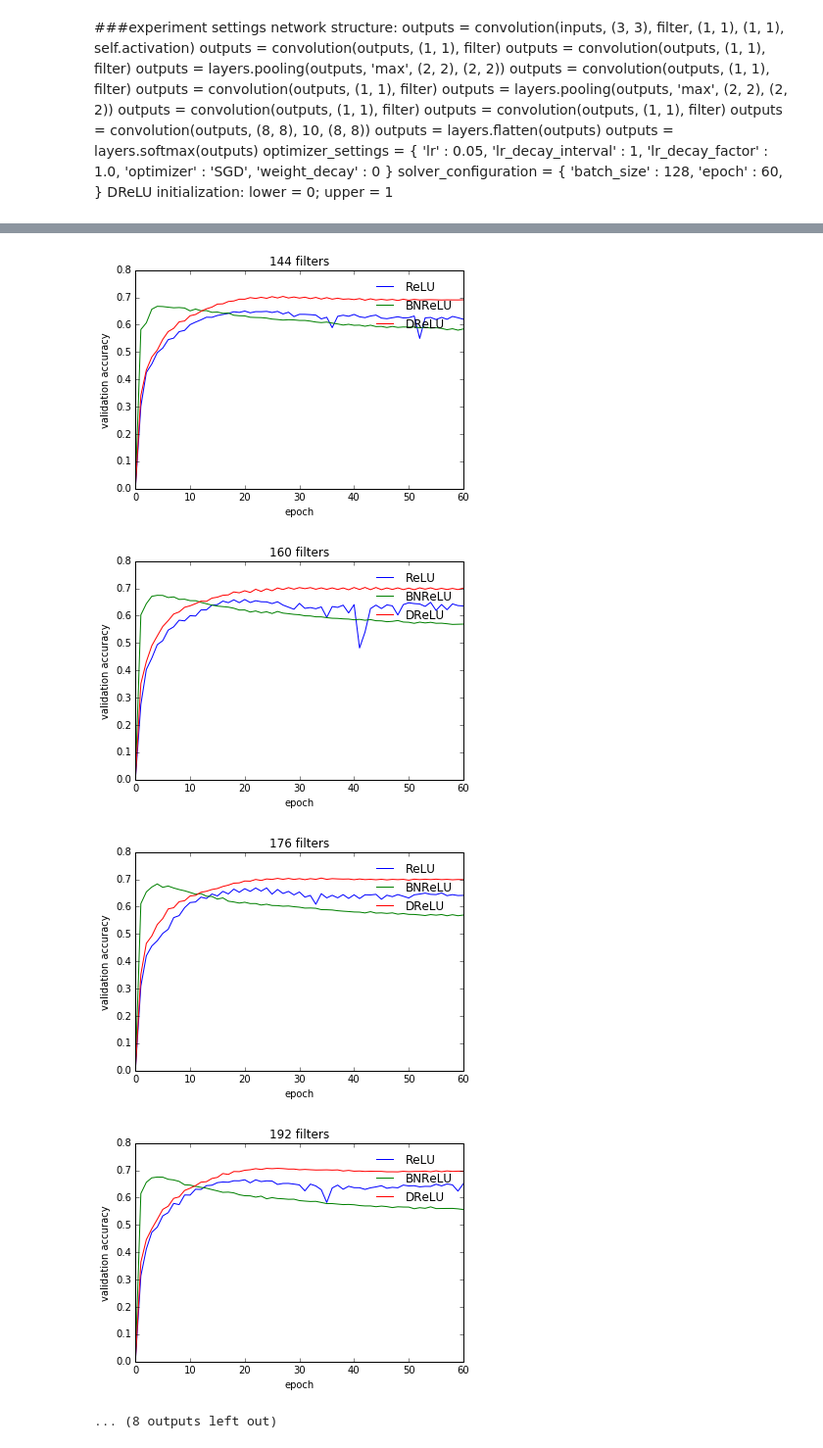
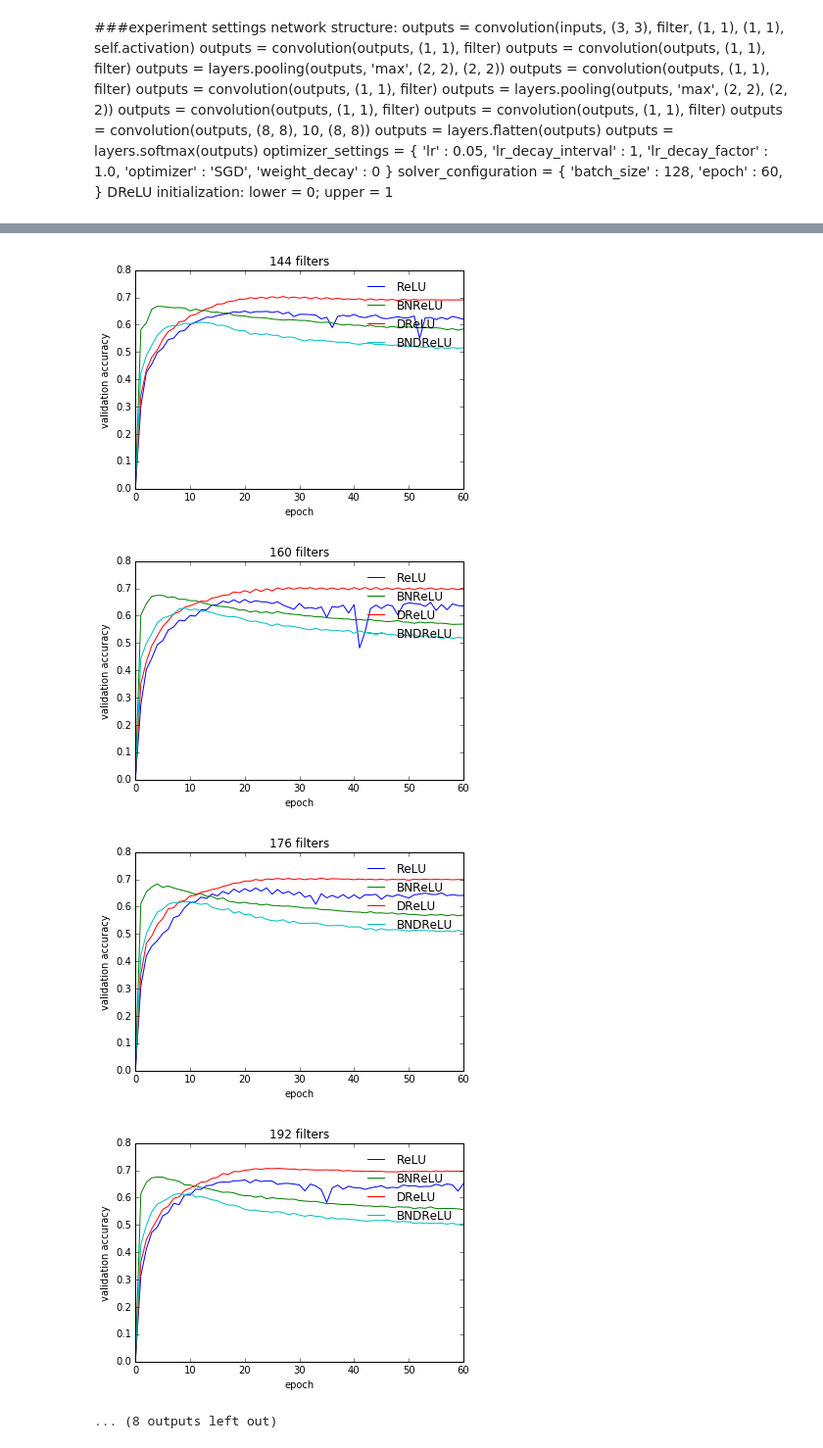
Before and after one commit to zzlab/DL-Alg, a Jupyter notebook: cifar10/CNN/filter_search/result-lr=0.05.ipynb, the cells around one changed output, grey strips where cells are left out. Shown: that part at 98% size. Saved outputs shown, nothing was run; the diff lists cells and outputs as text; code cells hidden in the pictures.

Commit message:
update BNDReLU CNN experiment

```diff
--- a/cifar10/CNN/filter_search/result-lr=0.05.ipynb
+++ b/cifar10/CNN/filter_search/result-lr=0.05.ipynb
@@ -37,7 +37,7 @@ DReLU initialization: lower = 0; upper = 1
 L = 16
 U = 320
 STEP = 16
-activations = ('ReLU', 'BNReLU', 'DReLU')
+activations = ('ReLU', 'BNReLU', 'DReLU', 'BNDReLU')
 histories = {activation : [] for activation in activations}
 for filter_count in range(L, U + 1, STEP):
     pl.figure()
@@ -45,8 +45,13 @@ for filter_count in range(L, U + 1, STEP):
     pl.xlabel('epoch')
     pl.ylabel('validation accuracy')
     for activation in activations:
-        label = 'pooled-CNN-%s-%d-filters' % (activation, filter_count)
+        if activation == 'BNDReLU':
+            label = 'pooled-CNN-%s-%d-filters-lr-0.050000' % (activation, filter_count)
+        else:
+            label = 'pooled-CNN-%s-%d-filters' % (activation, filter_count)
         history = pickle.load(open('../../models/%s-history' % label, 'rb'))
+        if activation == 'BNDReLU':
+            history = history[1]['validation_accuracy']
         histories[activation].append(history)
         pl.plot(range(len(history)), history, label=activation)
     pl.legend(framealpha=0)
@@ -62,7 +67,7 @@ for filter_count in range(L, U + 1, STEP):
-[figure, old version]
+[figure, new version]
-[figure, old version]
+[figure, new version]
-[figure, old version]
+[figure, new version]
-[figure, old version]
+[figure, new version]
 ... (8 outputs left out)
 # %%
 top_n = 5
```
Also changed, not shown: parts of 2 cells of this notebook.
